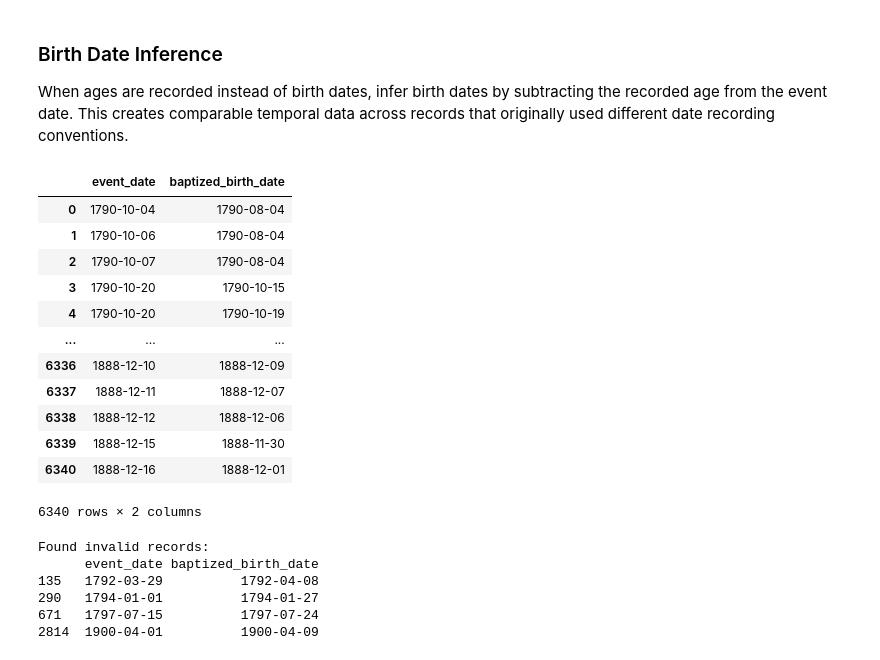
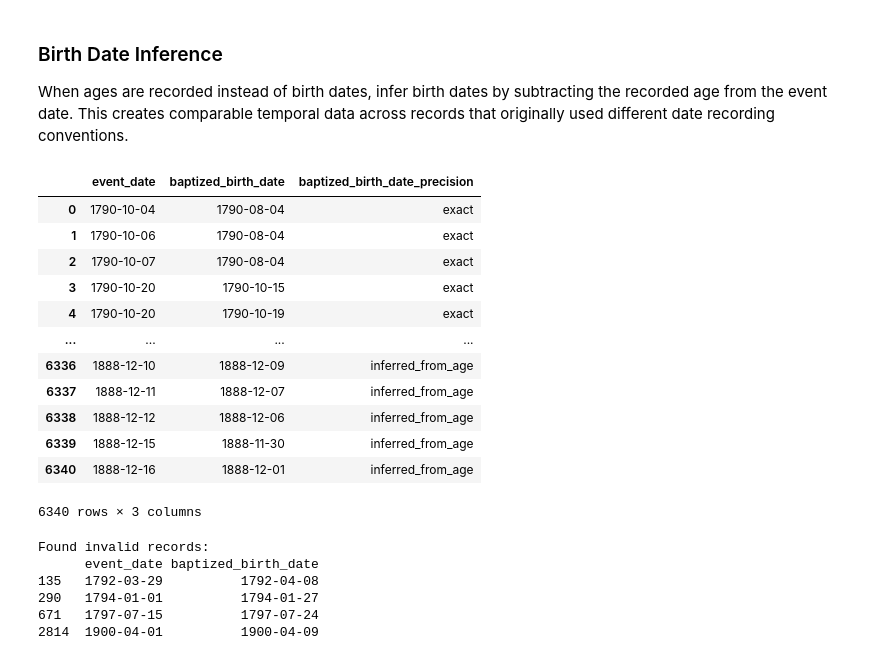
Before and after one commit to UCSB-AMPLab/sondondo, a Jupyter notebook: project_code/1_dataCleaning.ipynb, the cells around one changed output. Drawn from its saved outputs; the diff is of its cells as text; code cells hidden in the pictures.

```diff
--- a/project_code/1_dataCleaning.ipynb
+++ b/project_code/1_dataCleaning.ipynb
@@ -214,7 +214,7 @@ Ensure all dates are in a consistent ISO format (`YYYY-MM-DD`) across all datase
 # %%
 from actions.normalizers.DatesNormalizer import DateNormalizer
 # %%
-BAUTISMOS_HARMONIZED['event_date'] = DateNormalizer(BAUTISMOS_HARMONIZED['event_date']).normalize()
+BAUTISMOS_HARMONIZED['event_date'], BAUTISMOS_HARMONIZED['event_date_precision'] = DateNormalizer(BAUTISMOS_HARMONIZED['event_date']).normalize()
 BAUTISMOS_HARMONIZED['event_date']
 # %% [output]
 0       1790-10-04
@@ -268,22 +268,22 @@ When ages are recorded instead of birth dates, infer birth dates by subtracting
 # %%
 from actions.generators.AgeInferrer import AgeInferrer
 # %%
-BAUTISMOS_HARMONIZED['baptized_birth_date'] = AgeInferrer(BAUTISMOS_HARMONIZED['event_date']).infer_all(BAUTISMOS_HARMONIZED['baptized_birth_date'])
-BAUTISMOS_HARMONIZED[['event_date', 'baptized_birth_date']]
+BAUTISMOS_HARMONIZED['baptized_birth_date'], BAUTISMOS_HARMONIZED['baptized_birth_date_precision'] = AgeInferrer(BAUTISMOS_HARMONIZED['event_date']).infer_all(BAUTISMOS_HARMONIZED['baptized_birth_date'])
+BAUTISMOS_HARMONIZED[['event_date', 'baptized_birth_date', 'baptized_birth_date_precision']]
 # %% [output]
-|  | event_date | baptized_birth_date |
-| 0 | 1790-10-04 | 1790-08-04 |
-| 1 | 1790-10-06 | 1790-08-04 |
-| 2 | 1790-10-07 | 1790-08-04 |
-| 3 | 1790-10-20 | 1790-10-15 |
-| 4 | 1790-10-20 | 1790-10-19 |
-| ... | ... | ... |
-| 6336 | 1888-12-10 | 1888-12-09 |
-| 6337 | 1888-12-11 | 1888-12-07 |
-| 6338 | 1888-12-12 | 1888-12-06 |
-| 6339 | 1888-12-15 | 1888-11-30 |
-| 6340 | 1888-12-16 | 1888-12-01 |
+|  | event_date | baptized_birth_date | baptized_birth_date_precision |
+| 0 | 1790-10-04 | 1790-08-04 | exact |
+| 1 | 1790-10-06 | 1790-08-04 | exact |
+| 2 | 1790-10-07 | 1790-08-04 | exact |
+| 3 | 1790-10-20 | 1790-10-15 | exact |
+| 4 | 1790-10-20 | 1790-10-19 | exact |
+| ... | ... | ... | ... |
+| 6336 | 1888-12-10 | 1888-12-09 | inferred_from_age |
+| 6337 | 1888-12-11 | 1888-12-07 | inferred_from_age |
+| 6338 | 1888-12-12 | 1888-12-06 | inferred_from_age |
+| 6339 | 1888-12-15 | 1888-11-30 | inferred_from_age |
+| 6340 | 1888-12-16 | 1888-12-01 | inferred_from_age |
-6340 rows × 2 columns
+6340 rows × 3 columns
 # %%
 ### Date Validation
 
```
Also changed, not shown: parts of 4 cells of this notebook, 5 other files.
